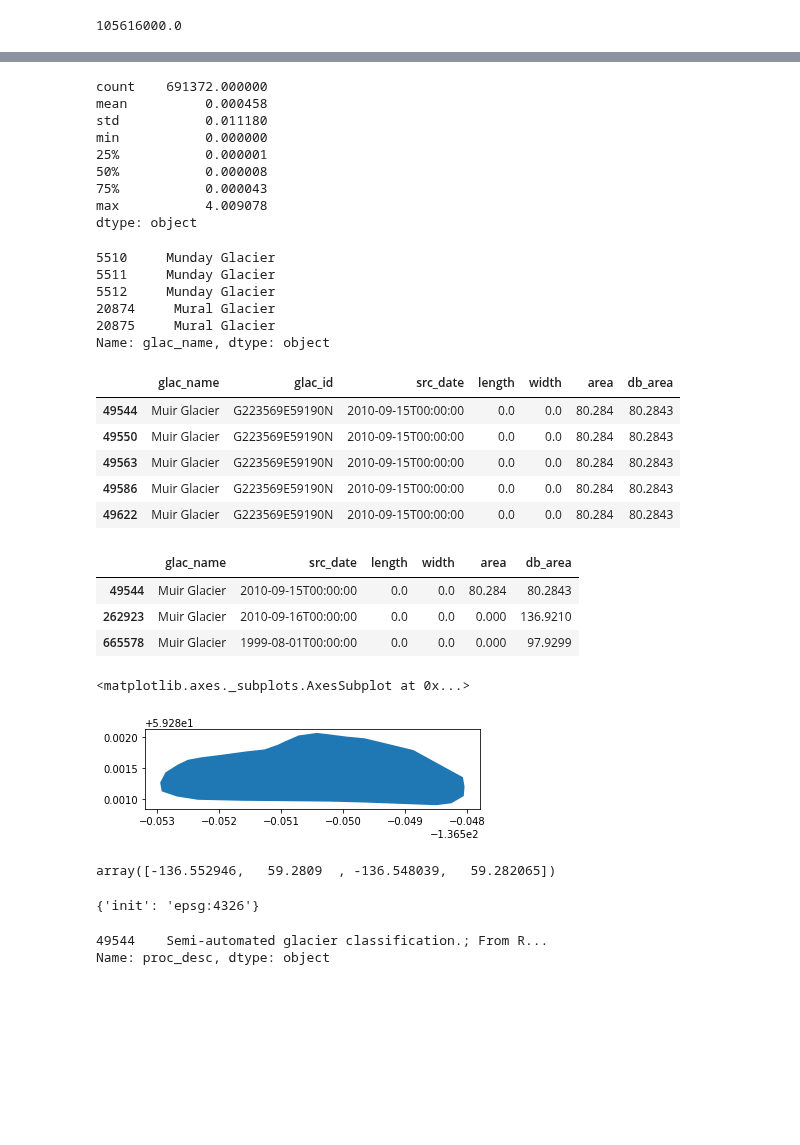
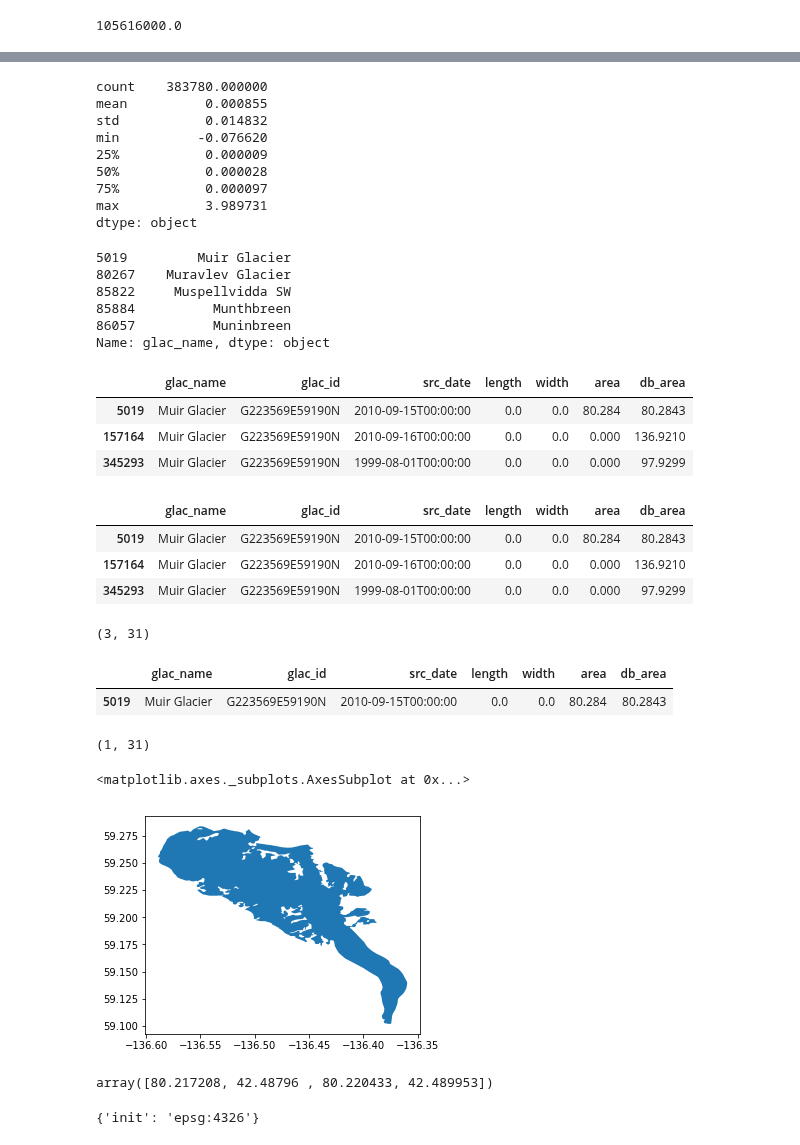
Before and after one commit to windnage/wgms-glacier-project, a Jupyter notebook: notebooks/explore-glims.ipynb, the cells around one changed output, grey strips where cells are left out. Cells and saved outputs as stored; diff of their text form; code cells hidden in the pictures; blank space fills up the shorter version.

```diff
--- a/notebooks/explore-glims.ipynb
+++ b/notebooks/explore-glims.ipynb
@@ -20,7 +20,7 @@ import earthpy as et
 os.chdir(os.path.join(et.io.HOME, "git/wgms-glacier-project"))
 # %%
 # Open GLIMS polygons using geopandas
-glims_file_path = "data/glims/raw/glims_download_07040/glims_polygons.shp"
+glims_file_path = "data/glims/raw/glims_download_20190304/glims_polygons.shp"
 glims_polygons = gpd.read_file(glims_file_path)
 # %%
 # Quick look at the data
@@ -134,14 +134,14 @@ Name: 450678, dtype: object
 # I don't think these stats are correct... Probably due to projection differences
 glims_polygons.area.describe().apply(lambda x: format(x, 'f'))
 # %% [output]
-count    691372.000000
-mean          0.000458
-std           0.011180
-min           0.000000
-25%           0.000001
-50%           0.000008
-75%           0.000043
-max           4.009078
+count    383780.000000
+mean          0.000855
+std           0.014832
+min          -0.076620
+25%           0.000009
+50%           0.000028
+75%           0.000097
+max           3.989731
 dtype: object
 # %%
 # look for muir glacier
@@ -149,43 +149,58 @@ dtype: object
 ans = glims_polygons.loc[(glims_polygons['glac_name'] >= 'Mt') & (glims_polygons['glac_name'] < 'Mv')]
 ans.glac_name.head()
 # %% [output]
-5510     Munday Glacier
-5511     Munday Glacier
-5512     Munday Glacier
-20874     Mural Glacier
-20875     Mural Glacier
+5019         Muir Glacier
+80267    Muravlev Glacier
+85822     Muspellvidda SW
+85884          Munthbreen
+86057          Muninbreen
 Name: glac_name, dtype: object
 # %%
 # This line finds Muir glacier specifically
-muir_glacier = glims_polygons.loc[glims_polygons['glac_name']=='Muir Glacier']
+muir_glacier = glims_polygons[glims_polygons['glac_name']=='Muir Glacier']
 muir_glacier[['glac_name', 'glac_id', 'src_date', 'length', 'width', 'area', 'db_area']].head()
 # %% [output]
 |  | glac_name | glac_id | src_date | length | width | area | db_area |
-| 49544 | Muir Glacier | G223569E59190N | 2010-09-15T00:00:00 | 0.0 | 0.0 | 80.284 | 80.2843 |
-| 49550 | Muir Glacier | G223569E59190N | 2010-09-15T00:00:00 | 0.0 | 0.0 | 80.284 | 80.2843 |
-| 49563 | Muir Glacier | G223569E59190N | 2010-09-15T00:00:00 | 0.0 | 0.0 | 80.284 | 80.2843 |
-| 49586 | Muir Glacier | G223569E59190N | 2010-09-15T00:00:00 | 0.0 | 0.0 | 80.284 | 80.2843 |
-| 49622 | Muir Glacier | G223569E59190N | 2010-09-15T00:00:00 | 0.0 | 0.0 | 80.284 | 80.2843 |
+| 5019 | Muir Glacier | G223569E59190N | 2010-09-15T00:00:00 | 0.0 | 0.0 | 80.284 | 80.2843 |
+| 157164 | Muir Glacier | G223569E59190N | 2010-09-16T00:00:00 | 0.0 | 0.0 | 0.000 | 136.9210 |
+| 345293 | Muir Glacier | G223569E59190N | 1999-08-01T00:00:00 | 0.0 | 0.0 | 0.000 | 97.9299 |
+# %%
+muir_glacier[['glac_name', 'glac_id', 'src_date', 'length', 'width', 'area', 'db_area']].tail()
+# %% [output]
+|  | glac_name | glac_id | src_date | length | width | area | db_area |
+| 5019 | Muir Glacier | G223569E59190N | 2010-09-15T00:00:00 | 0.0 | 0.0 | 80.284 | 80.2843 |
+| 157164 | Muir Glacier | G223569E59190N | 2010-09-16T00:00:00 | 0.0 | 0.0 | 0.000 | 136.9210 |
+| 345293 | Muir Glacier | G223569E59190N | 1999-08-01T00:00:00 | 0.0 | 0.0 | 0.000 | 97.9299 |
+# %%
+muir_glacier.shape
+# %% [output]
+(3, 31)
+# %%
+# Get the 20100915 outline for Muir Glacier
+muir_glacier_20100915 = muir_glacier.loc[muir_glacier['src_date']=="2010-09-15T00:00:00"]
+muir_glacier_20100915[['glac_name', 'glac_id', 'src_date', 'length', 'width', 'area', 'db_area']].head()
+# %% [output]
+|  | glac_name | glac_id | src_date | length | width | area | db_area |
+| 5019 | Muir Glacier | G223569E59190N | 2010-09-15T00:00:00 | 0.0 | 0.0 | 80.284 | 80.2843 |
+# %%
+muir_glacier_20100915.shape
+# %% [output]
+(1, 31)
 # %%
 # drop duplicates of muir
-muir_glacier_nodupes = muir_glacier[['glac_name', 'src_date', 'length', 'width', 'area', 'db_area']].drop_duplicates()
-muir_glacier_nodupes
+# Don't need to do this anymore with the latest glims file that Bruce created on 20190304
+#muir_glacier_nodupes = muir_glacier[['glac_name', 'src_date', 'length', 'width', 'area', 'db_area']].drop_duplicates()
+#muir_glacier_nodupes
-# %% [output]
-|  | glac_name | src_date | length | width | area | db_area |
-| 49544 | Muir Glacier | 2010-09-15T00:00:00 | 0.0 | 0.0 | 80.284 | 80.2843 |
-| 262923 | Muir Glacier | 2010-09-16T00:00:00 | 0.0 | 0.0 | 0.000 | 136.9210 |
-| 665578 | Muir Glacier | 1999-08-01T00:00:00 | 0.0 | 0.0 | 0.000 | 97.9299 |
 # %%
-# Plot muir glacier outline for 2010-09-15 which is at index 49544
-muir_glacier_20100915 = glims_polygons.iloc[49544:49545, :]
+# Plot muir glacier outline for 2010-09-15
 muir_glacier_20100915.plot()
 # %% [output]
 <matplotlib.axes._subplots.AxesSubplot at 0x...>
-[figure, old version]
+[figure, new version]
 # %%
 muir_glacier_20100915.total_bounds
 # %% [output]
-array([-136.552946,   59.2809  , -136.548039,   59.282065])
+array([80.217208, 42.48796 , 80.220433, 42.489953])
 # %%
 muir_glacier_20100915.crs
 # %% [output]
@@ -194,6 +209,3 @@ muir_glacier_20100915.crs
 # How do I see all the text?????? Tried options and set_option which are pandas methods but doesn't work for geopandas
 #muir_glacier_20100915.options.display.max_colwidth
 muir_glacier_20100915['proc_desc']
-# %% [output]
-49544    Semi-automated glacier classification.; From R...
-Name: proc_desc, dtype: object
```
Also changed, not shown: parts of 14 cells of this notebook, 5 other files.
